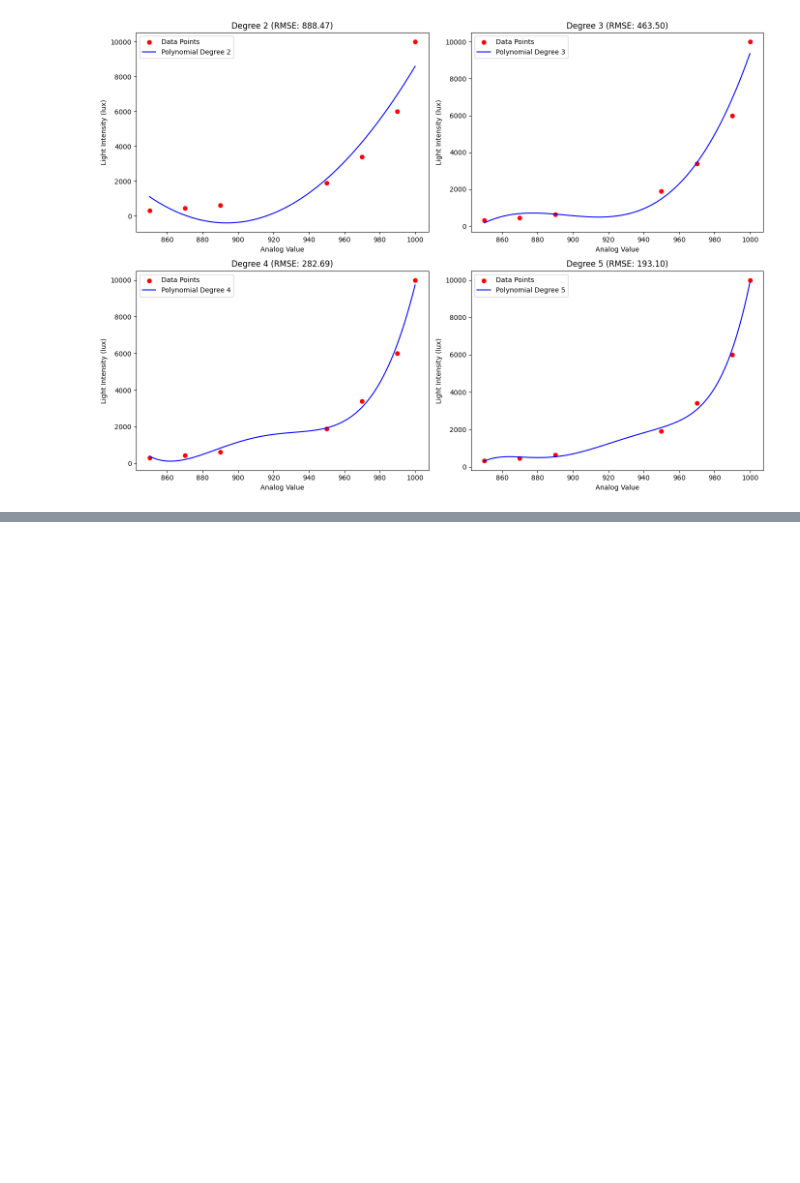
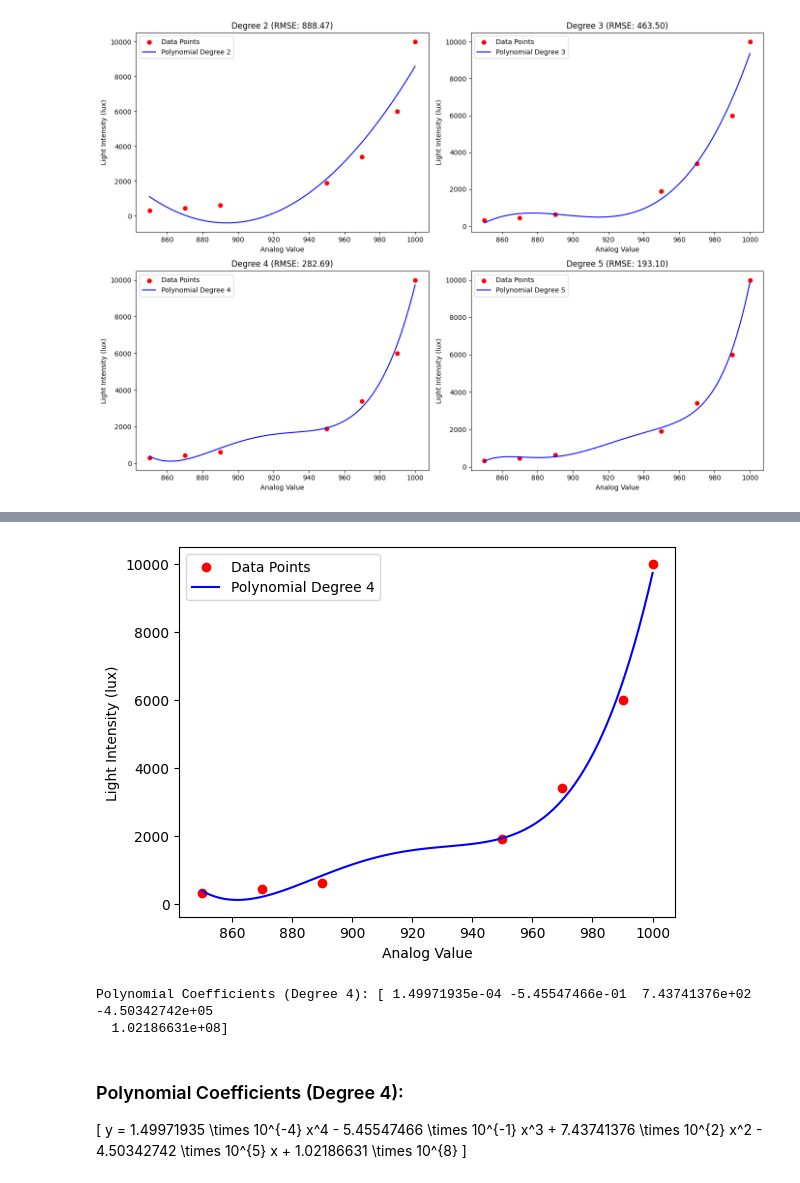
Before and after one commit to manjit-baishya-embedded-systems-and-iot/LUX-Meter, a Jupyter notebook: equation_determination.ipynb, the cells around one changed output, grey strips where cells are left out. Saved outputs shown, nothing was run; the diff lists cells and outputs as text; code cells hidden in the pictures; blank space fills up the shorter version.

```diff
--- a/equation_determination.ipynb
+++ b/equation_determination.ipynb
@@ -69,13 +69,13 @@ plot_polynomial_fits(x, y, degrees)
 One possible solution is to define a separate polynomial for analog values below 800 and a different degree for above it. Below we try to plot graphs but without values under 800.
 # %%
 # Data points
-x = np.array([850, 870, 890, 950, 970, 990, 1000])
-y = np.array([320, 450, 630, 1900, 3400, 6000, 10000])
+x_new = np.array([850, 870, 890, 950, 970, 990, 1000])
+y_new = np.array([320, 450, 630, 1900, 3400, 6000, 10000])
 
 # Degrees of polynomials to fit
 degrees = [2,3,4,5]
 
 # Call the function to plot polynomial fits
-plot_polynomial_fits(x, y, degrees)
+plot_polynomial_fits(x_new, y_new, degrees)
 # %% [output]
 [figure]
@@ -81,0 +88,30 @@ plot_polynomial_fits(x, y, degrees)
+# %%
+# Fit a polynomial of degree n
+degree = 4  # You can change this to other degrees to see how it fits
+p = np.polyfit(x_new, y_new, degree)
+
+# Polynomial function
+poly = np.poly1d(p)
+
+# Generate x values for plotting the polynomial
+x_new = np.linspace(min(x), max(x), 100)
+y_new = poly(x_new)
+
+# Plot data points and polynomial
+plt.scatter(x_new, y_new, color='red', label='Data Points')
+plt.plot(x_new, y_new, color='blue', label=f'Polynomial Degree {degree}')
+plt.xlabel('Analog Value')
+plt.ylabel('Light Intensity (lux)')
+plt.legend()
+plt.show()
+
+# Print polynomial coefficients
+print(f'Polynomial Coefficients (Degree {degree}): {p}')
+# %% [output]
+[figure, added]
+Polynomial Coefficients (Degree 4): [ 1.49971935e-04 -5.45547466e-01  7.43741376e+02 -4.50342742e+05
+  1.02186631e+08]
+# %% [markdown]
+### Polynomial Coefficients (Degree 4):
+
+\[ y = 1.49971935 \times 10^{-4} x^4 - 5.45547466 \times 10^{-1} x^3 + 7.43741376 \times 10^{2} x^2 - 4.50342742 \times 10^{5} x + 1.02186631 \times 10^{8} \]
```
Also changed, not shown: parts of 2 cells of this notebook, 1 other file.
